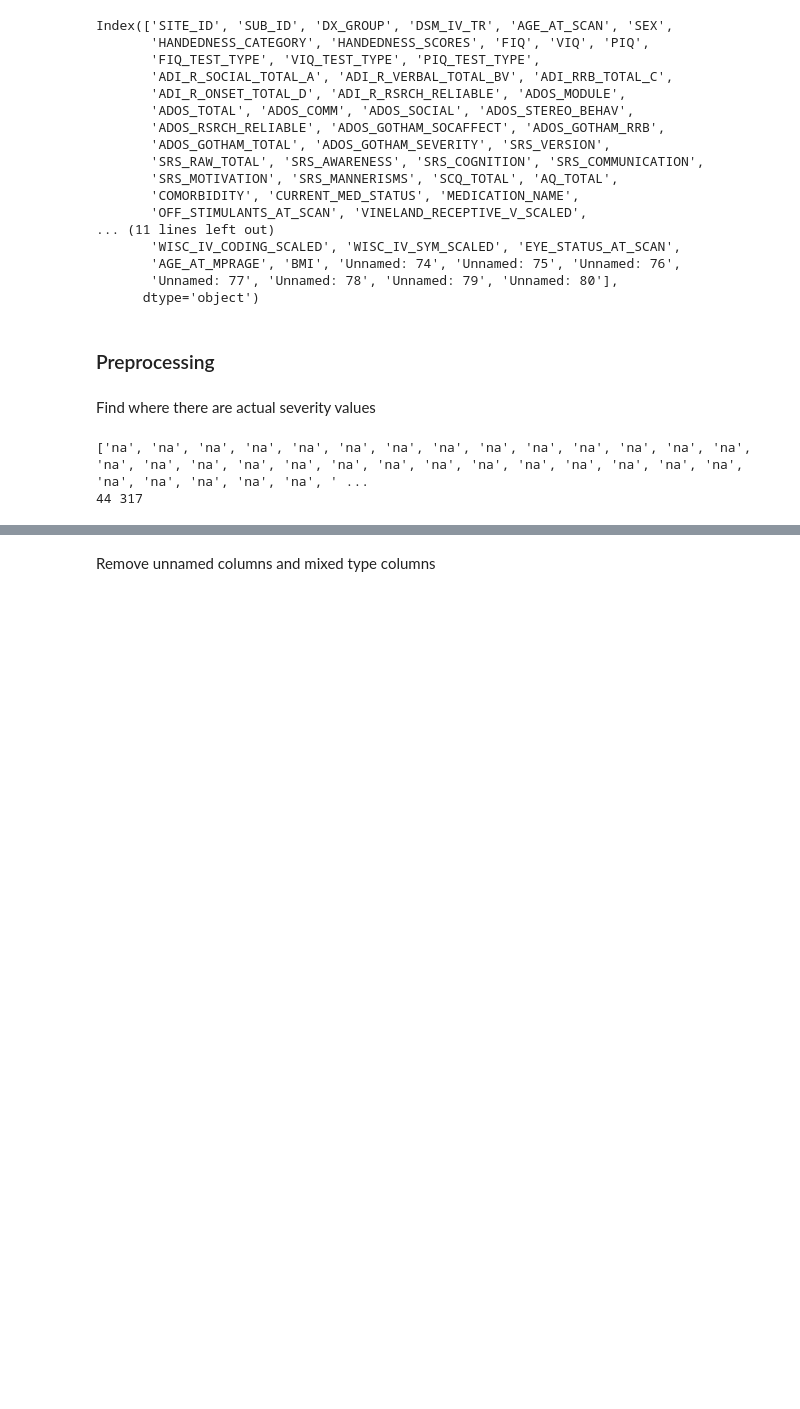
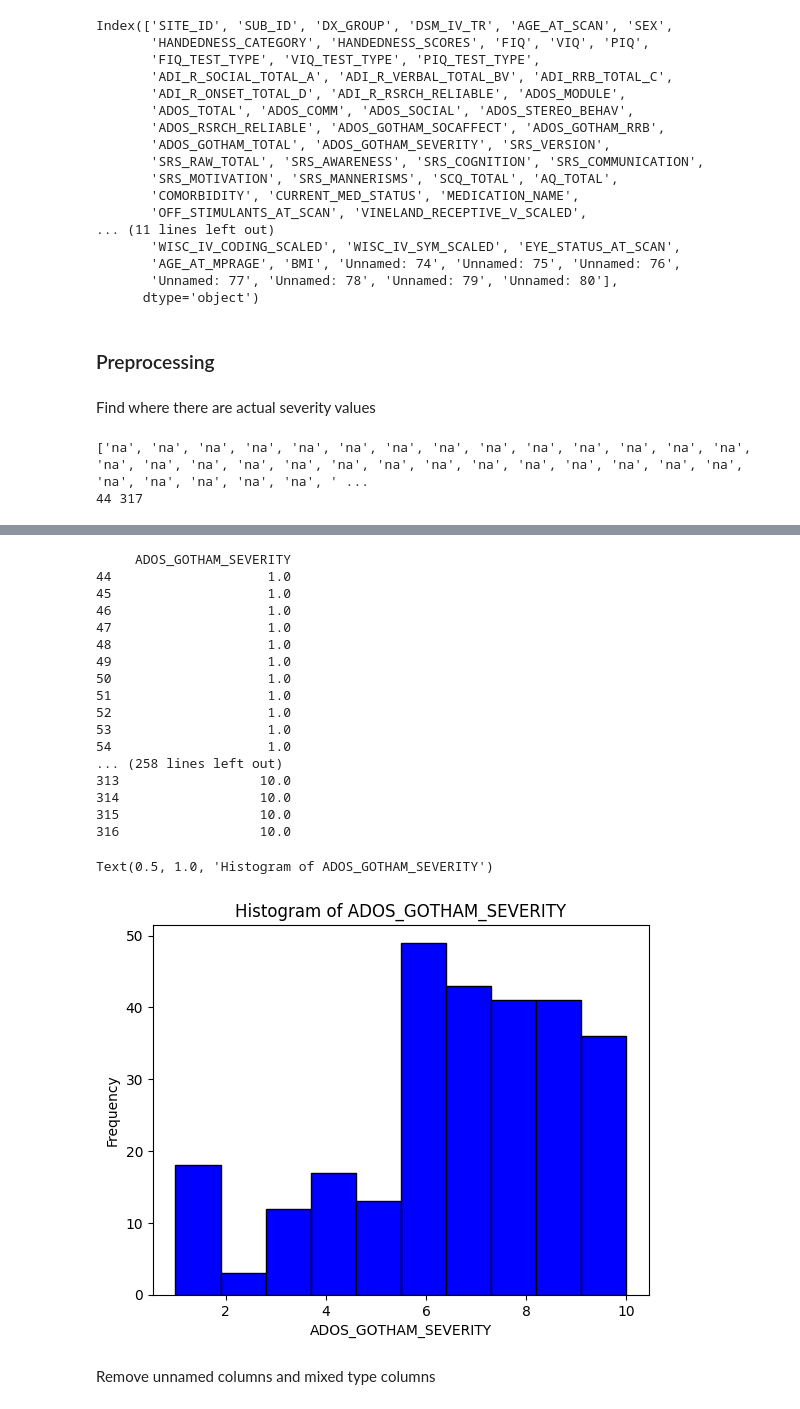
Before and after one commit to allison2368/Autism-Brain-Imaging-Data-Exchange-ABIDE-, a Jupyter notebook: knn.ipynb, the cells around one changed output, grey strips where cells are left out. Cells and saved outputs as stored; diff of their text form; code cells hidden in the pictures; blank space fills up the shorter version.

Commit message:
columns

```diff
--- a/knn.ipynb
+++ b/knn.ipynb
@@ -77,3 +60,42 @@ df[ind_first:ind_last]
+# %%
+# should be indexes 44 and 317
+df[ind_first:ind_last]
+
+ados_gotham_severity_subset = df.iloc[ind_first:ind_last]['ADOS_GOTHAM_SEVERITY'].copy()
+
+# If you want to create a new DataFrame with only the 'ADOS_GOTHAM_SEVERITY' column
+ados_gotham_severity_df = pd.DataFrame(ados_gotham_severity_subset)
+
+print(ados_gotham_severity_df)
+
+# Plot histogram
+plt.hist(ados_gotham_severity_df['ADOS_GOTHAM_SEVERITY'], bins=10, color='blue', edgecolor='black')
+
+
+# Add labels and title
+plt.xlabel('ADOS_GOTHAM_SEVERITY')
+plt.ylabel('Frequency')
+plt.title('Histogram of ADOS_GOTHAM_SEVERITY')
+# %% [output]
+     ADOS_GOTHAM_SEVERITY
+44                    1.0
+45                    1.0
+46                    1.0
+47                    1.0
+48                    1.0
+49                    1.0
+50                    1.0
+51                    1.0
+52                    1.0
+53                    1.0
+54                    1.0
+... (258 lines left out)
+313                  10.0
+314                  10.0
+315                  10.0
+316                  10.0
+Text(0.5, 1.0, 'Histogram of ADOS_GOTHAM_SEVERITY')
+[figure, added]
 # %% [markdown]
 Remove unnamed columns and mixed type columns
 # %%
```
Also changed, not shown: parts of 8 cells of this notebook.
